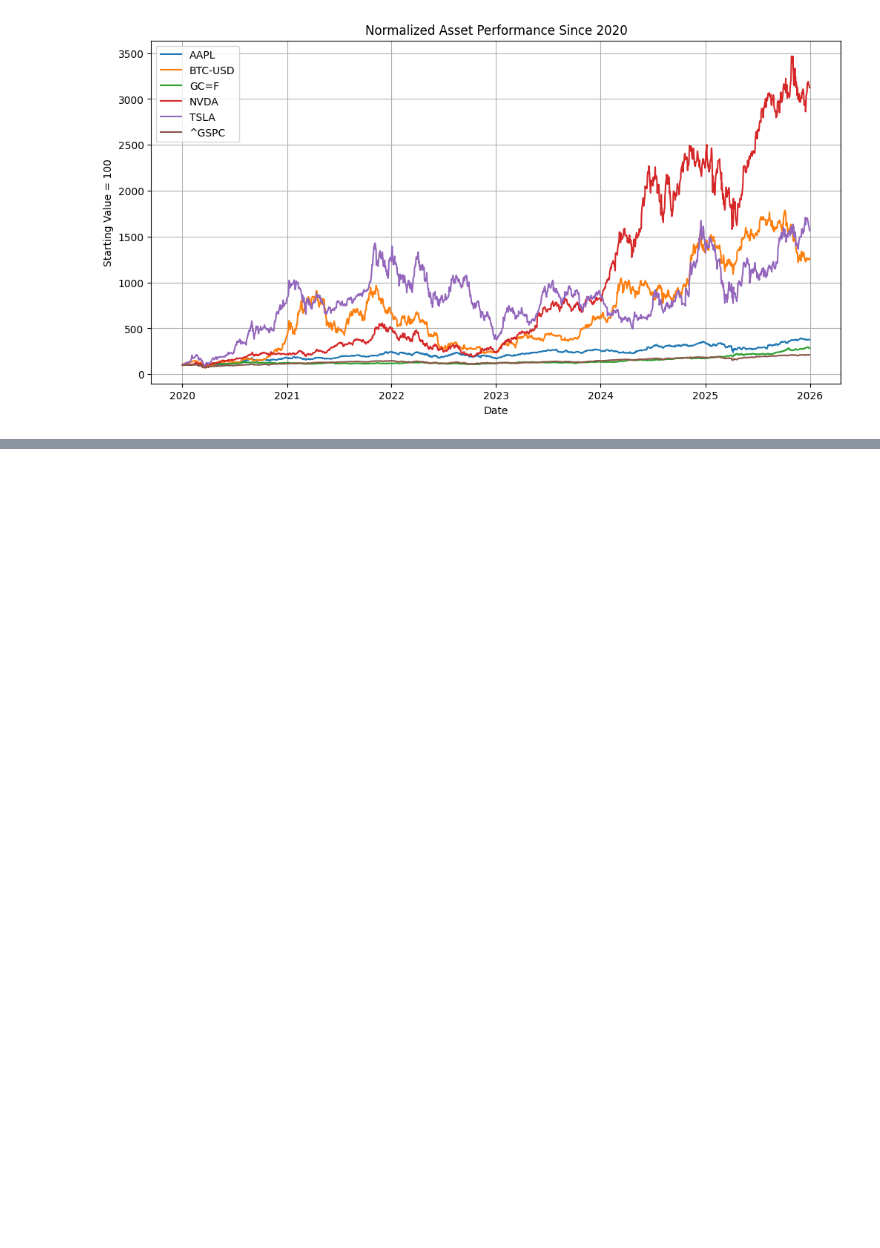
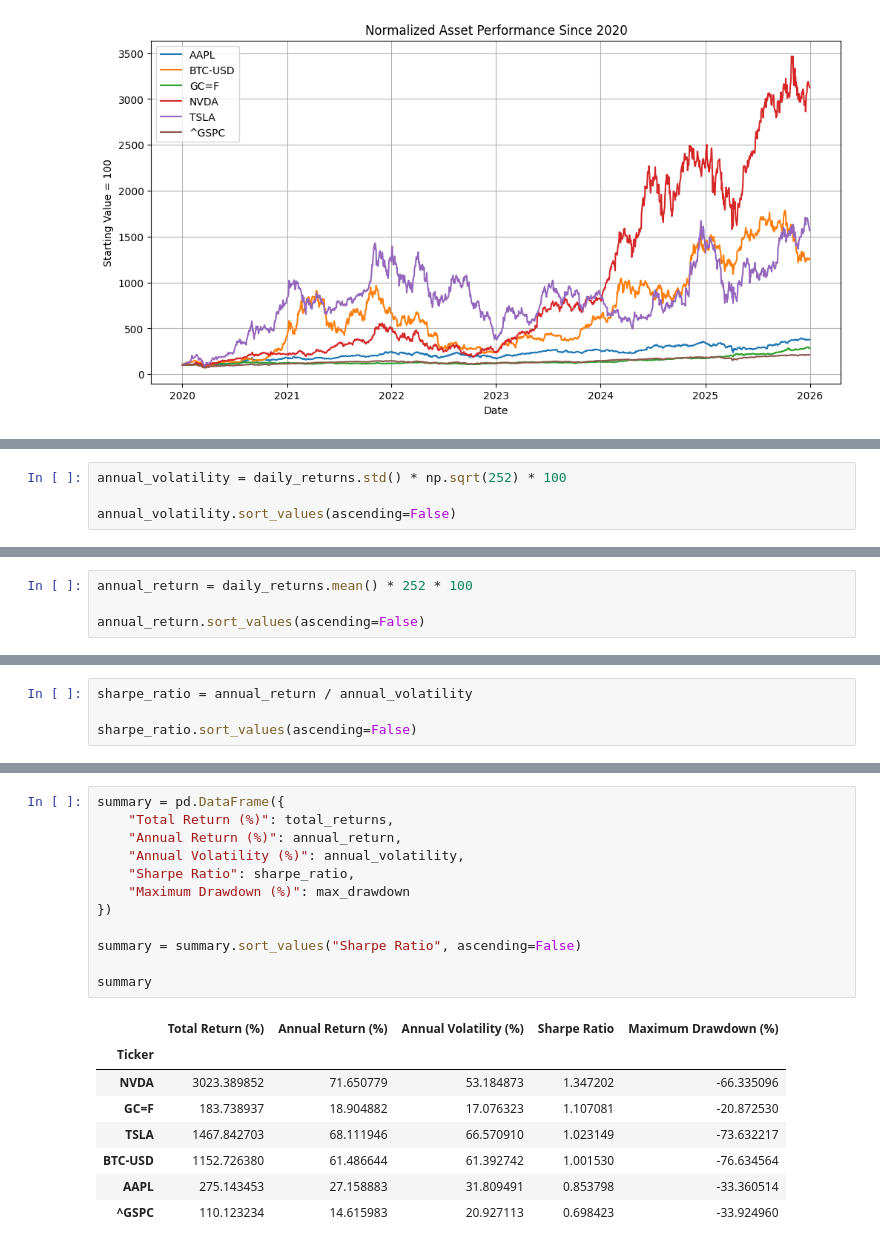
Before and after one commit to komeilzareikar/financial-market-analysis-python, a Jupyter notebook: market_analysis.ipynb, the cells around one changed output, grey strips where cells are left out. Drawn from its saved outputs; the diff is of its cells as text; blank space fills up the shorter version.

```diff
--- a/market_analysis.ipynb
+++ b/market_analysis.ipynb
@@ -63,0 +115,4 @@ plt.show()
+# %%
+annual_volatility = daily_returns.std() * np.sqrt(252) * 100
+
+annual_volatility.sort_values(ascending=False)
@@ -63,0 +129,4 @@ plt.show()
+# %%
+annual_return = daily_returns.mean() * 252 * 100
+
+annual_return.sort_values(ascending=False)
@@ -63,0 +143,4 @@ plt.show()
+# %%
+sharpe_ratio = annual_return / annual_volatility
+
+sharpe_ratio.sort_values(ascending=False)
@@ -63,0 +191,21 @@ plt.show()
+# %%
+summary = pd.DataFrame({
+    "Total Return (%)": total_returns,
+    "Annual Return (%)": annual_return,
+    "Annual Volatility (%)": annual_volatility,
+    "Sharpe Ratio": sharpe_ratio,
+    "Maximum Drawdown (%)": max_drawdown
+})
+
+summary = summary.sort_values("Sharpe Ratio", ascending=False)
+
+summary
+# %% [output]
+|  | Total Return (%) | Annual Return (%) | Annual Volatility (%) | Sharpe Ratio | Maximum Drawdown (%) |
+| Ticker |  |  |  |  |  |
+| NVDA | 3023.389852 | 71.650779 | 53.184873 | 1.347202 | -66.335096 |
+| GC=F | 183.738937 | 18.904882 | 17.076323 | 1.107081 | -20.872530 |
+| TSLA | 1467.842703 | 68.111946 | 66.570910 | 1.023149 | -73.632217 |
+| BTC-USD | 1152.726380 | 61.486644 | 61.392742 | 1.001530 | -76.634564 |
+| AAPL | 275.143453 | 27.158883 | 31.809491 | 0.853798 | -33.360514 |
+| ^GSPC | 110.123234 | 14.615983 | 20.927113 | 0.698423 | -33.924960 |
```
Also changed, not shown: parts of 11 cells of this notebook.
